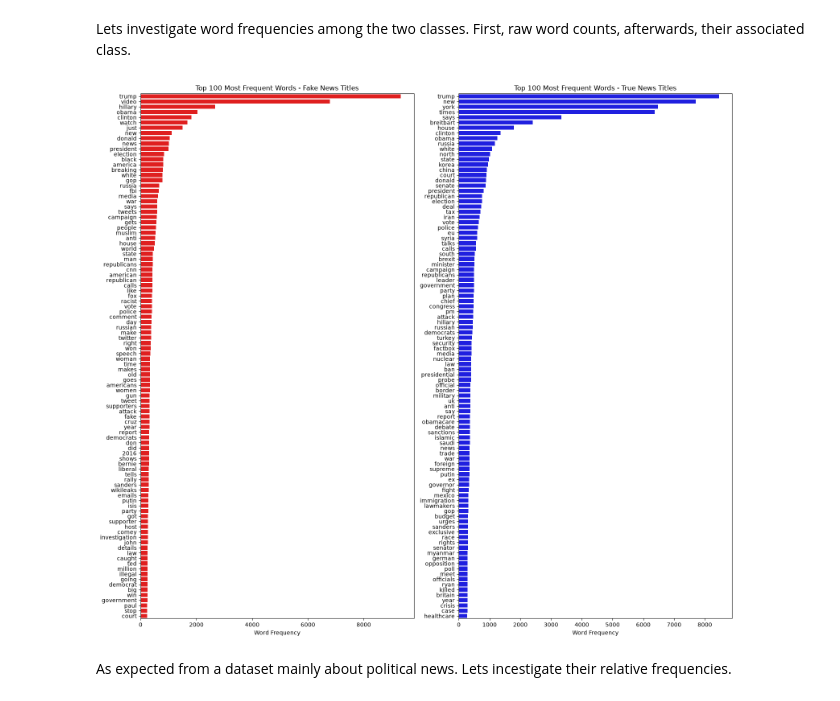
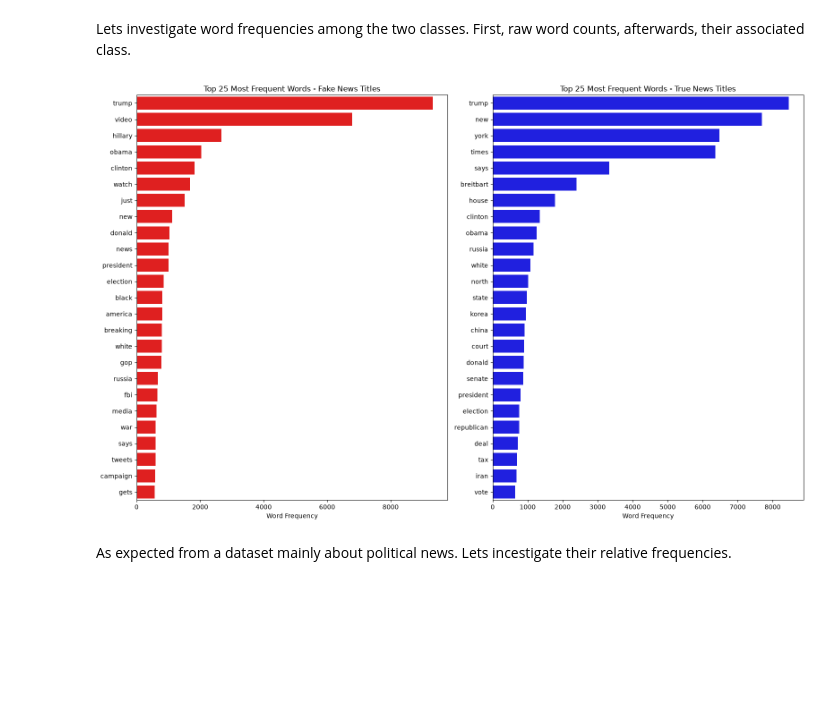
Before and after one commit to takiboti2/fakenewsclassification-demo, a Jupyter notebook: eda.ipynb, the cells around one changed output. Saved outputs shown, nothing was run; the diff lists cells and outputs as text; code cells hidden in the pictures; blank space fills up the shorter version.

Commit message:
reconfigured eda plots so they fit better with the presentation

```diff
--- a/eda.ipynb
+++ b/eda.ipynb
@@ -117,12 +117,12 @@ sns.boxplot(data= df, x= "class", y=  "article_length")
 [figure]
 # %%
 ax = sns.histplot(data = df,
-            x = "article_length",
+            x = "title_length",
             hue = "class",
-            bins = 250,
+            bins = 50,
             kde = False,
             common_norm= True,
             stat = "density")
-ax.set_xlim(0,3000)
+ax.set_xlim(0,50)
 plt.tight_layout()
 # %% [output]
@@ -132,42 +132,42 @@ There only seem to be some slight differences in article length between the two
 # %% [markdown]
 Lets investigate word frequencies among the two classes. First, raw word counts, afterwards, their associated class.
 # %%
-fig, axes = plt.subplots(1, 2, figsize=(16, 14))
+fig, axes = plt.subplots(1, 2, figsize=(16, 10))
 
 for ax, label, color in zip(
     axes,
     ["Fake", "True"],
     ["red", "blue"]
 ):
     titles = df.loc[df["class"] == label, "title"].fillna("")
 
     vectorizer = CountVectorizer(
         stop_words="english",
-        max_features=100,
+        max_features=25,
         min_df=2
     )
 
     X = vectorizer.fit_transform(titles)
 
     word_counts = X.sum(axis=0).A1
     words = vectorizer.get_feature_names_out()
 
     sns.barplot(
         x=word_counts,
         y=words,
         ax=ax,
         color=color,
         order=words[word_counts.argsort()[::-1]]
     )
 
-    ax.set_title(f"Top 100 Most Frequent Words - {label} News Titles")
+    ax.set_title(f"Top 25 Most Frequent Words - {label} News Titles")
     ax.set_xlabel("Word Frequency")
     ax.set_ylabel("")
 
 plt.tight_layout()
 plt.show()
 # %% [output]
-[figure, old version]
+[figure, new version]
 # %% [markdown]
 As expected from a dataset mainly about political news. Lets incestigate their relative frequencies.
 # %%
```
Also changed, not shown: parts of 2 cells of this notebook.
